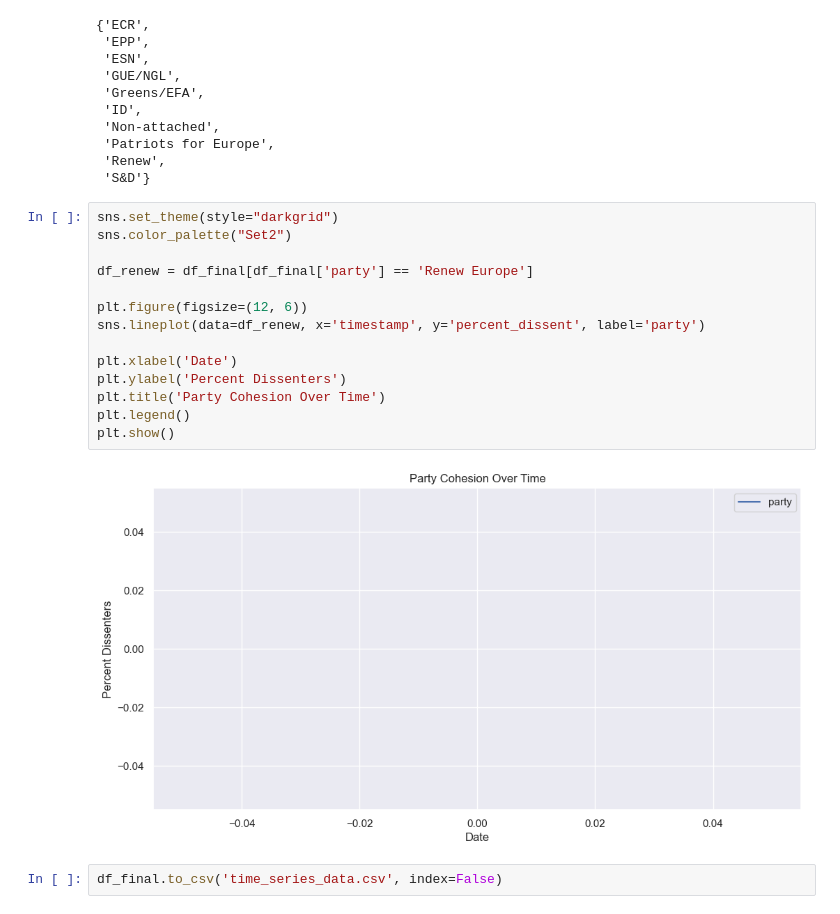
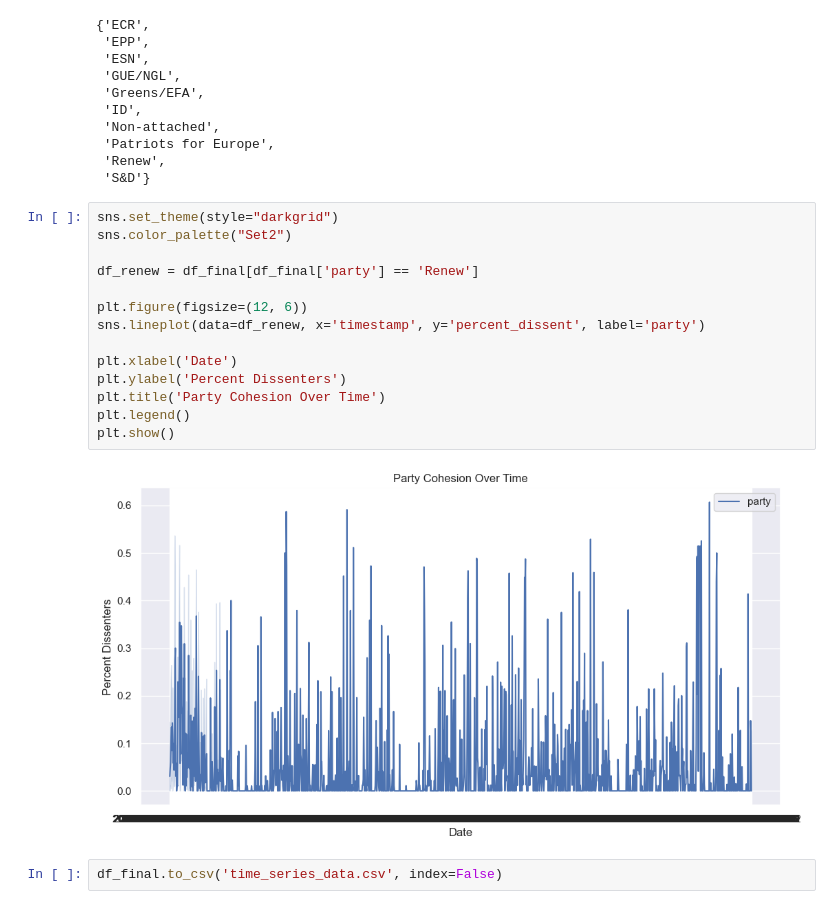
Before and after one commit to siennaboos/PartyLoyaltyProject, a Jupyter notebook: ml-src/time_series.ipynb, the cells around one changed output. Cells and saved outputs as stored; diff of their text form.

```diff
--- a/ml-src/time_series.ipynb
+++ b/ml-src/time_series.ipynb
@@ -119,19 +119,19 @@ set(df_final['party'])
 # %%
 sns.set_theme(style="darkgrid")
 sns.color_palette("Set2")
 
-df_renew = df_final[df_final['party'] == 'Renew Europe']
+df_renew = df_final[df_final['party'] == 'Renew']
 
 plt.figure(figsize=(12, 6))
 sns.lineplot(data=df_renew, x='timestamp', y='percent_dissent', label='party')
 
 plt.xlabel('Date')
 plt.ylabel('Percent Dissenters')
 plt.title('Party Cohesion Over Time')
 plt.legend()
 plt.show()
 # %% [output]
-[figure, old version]
+[figure, new version]
 # %%
 df_final.to_csv('time_series_data.csv', index=False)
 # %%
```
Also changed, not shown: parts of 4 cells of this notebook, 1 other file.
